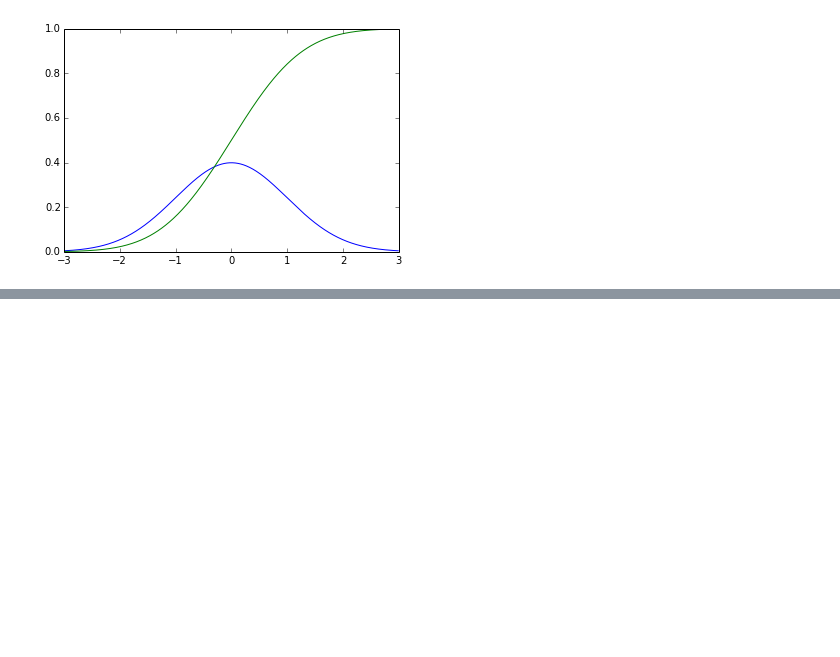
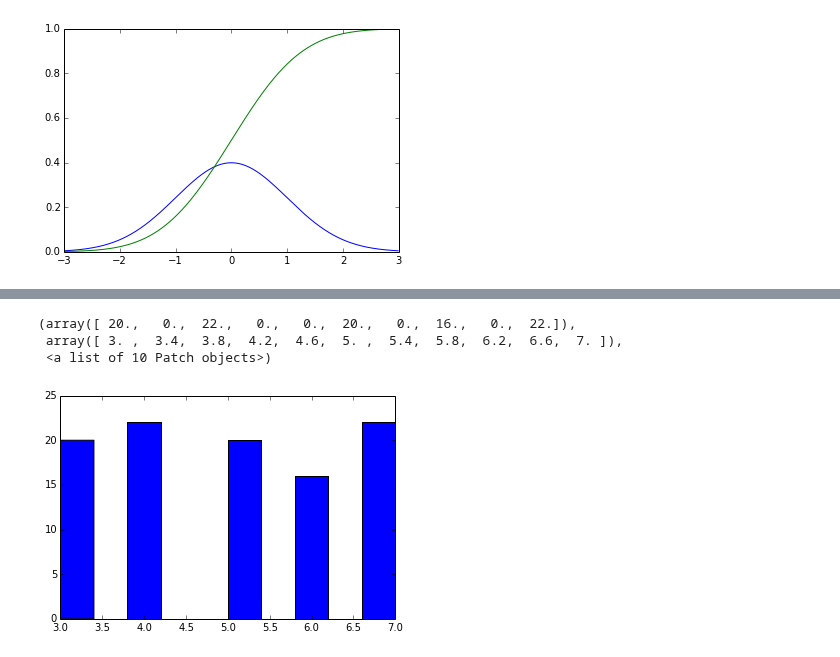
Before and after one commit to clarkfitzg/junkyard, a Jupyter notebook: distributions.ipynb, the cells around one changed output, grey strips where cells are left out. Cells and saved outputs as stored; diff of their text form; code cells hidden in the pictures; blank space fills up the shorter version.

```diff
--- a/distributions.ipynb
+++ b/distributions.ipynb
@@ -51,0 +69,8 @@ plot(x, normal.cdf(x))
+# %%
+samples = discrete_uniform.rvs(100)
+hist(samples)
+# %% [output]
+(array([ 20.,   0.,  22.,   0.,   0.,  20.,   0.,  16.,   0.,  22.]),
+ array([ 3. ,  3.4,  3.8,  4.2,  4.6,  5. ,  5.4,  5.8,  6.2,  6.6,  7. ]),
+ <a list of 10 Patch objects>)
+[figure, added]
```
Also changed, not shown: parts of 10 cells of this notebook.
